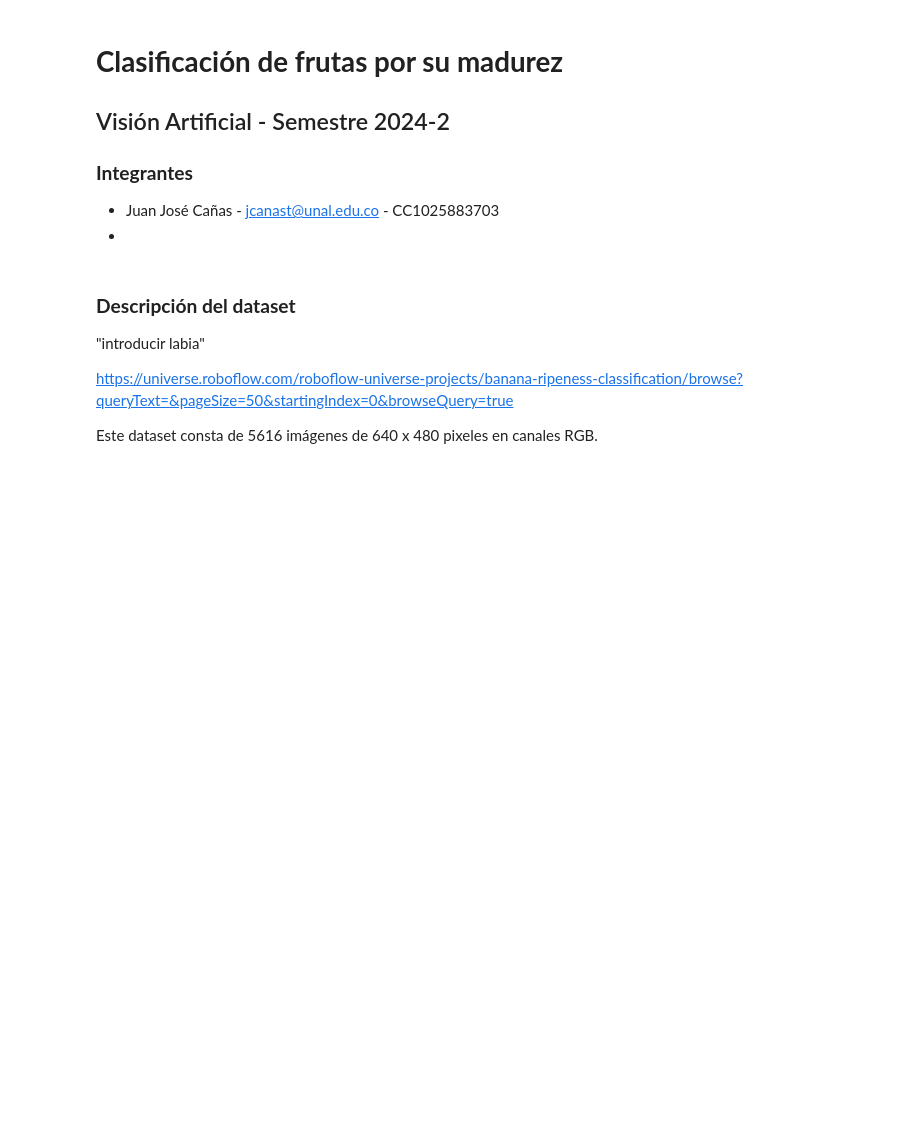
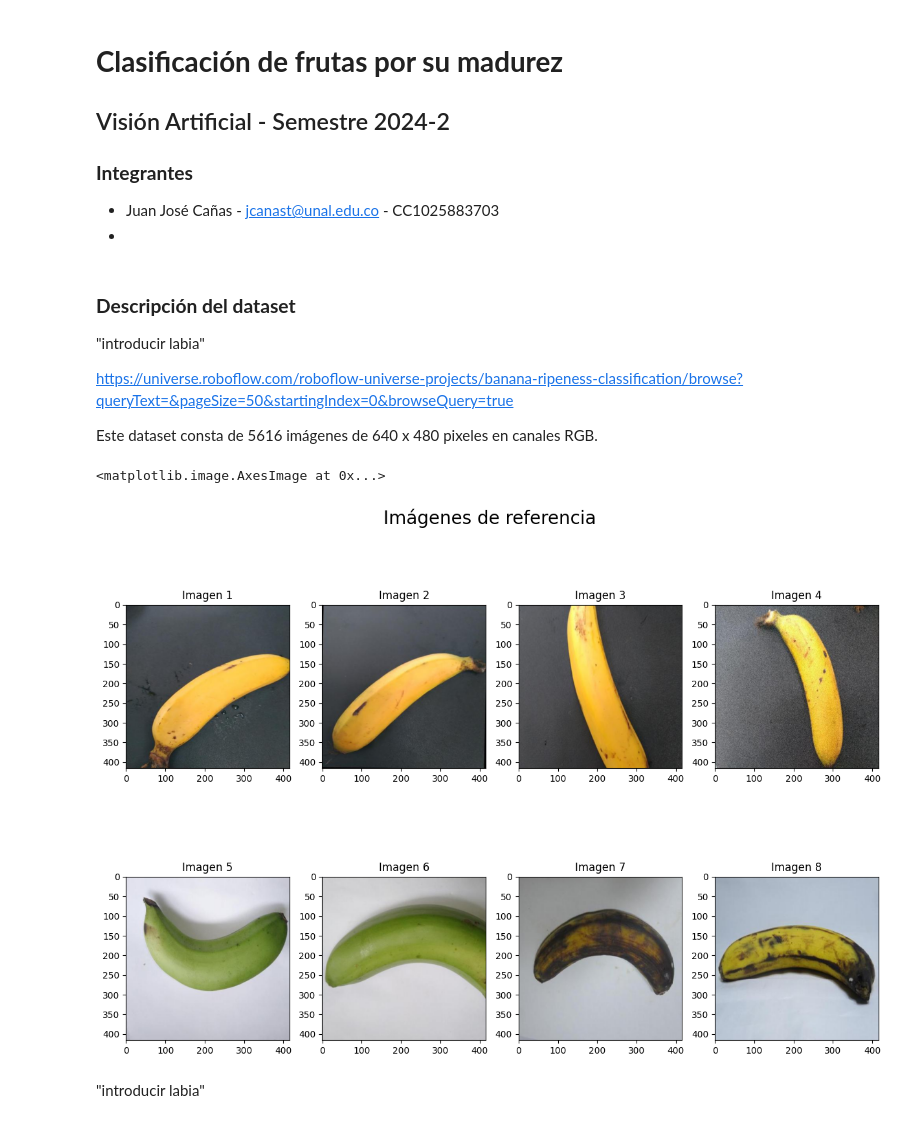
Before and after one commit to Manusm2712/trabajo-VA, a Jupyter notebook: proyecto.ipynb, the cells around one changed output. Cells and saved outputs as stored; diff of their text form; code cells hidden in the pictures; blank space fills up the shorter version.

```diff
--- a/proyecto.ipynb
+++ b/proyecto.ipynb
@@ -26,33 +26,40 @@ from skimage import morphology, measure
 import csv
 import os
 # %%
-#Se cargaran algunas imágenes de la carpeta Positive (con grietas) para mostrar sus diferencias, se deben pasar a RGB para poder visualizarlas correctamente, esto se hace con ayuda de la función COLOR_BGR2RGB de OpenCV
-mue1=cv2.cvtColor(cv2.imread("res/Positive/00001.jpg"),cv2.COLOR_BGR2RGB)
-mue2=cv2.cvtColor(cv2.imread("res/Positive/00049.jpg"),cv2.COLOR_BGR2RGB)
-mue3=cv2.cvtColor(cv2.imread("res/Positive/00089.jpg"),cv2.COLOR_BGR2RGB)
-mue4=cv2.cvtColor(cv2.imread("res/Positive/00146.jpg"),cv2.COLOR_BGR2RGB)
-mue5=cv2.cvtColor(cv2.imread("res/Positive/00889.jpg"),cv2.COLOR_BGR2RGB)
-mue6=cv2.cvtColor(cv2.imread("res/Positive/01102.jpg"),cv2.COLOR_BGR2RGB)
-mue7=cv2.cvtColor(cv2.imread("res/Positive/01094.jpg"),cv2.COLOR_BGR2RGB)
-mue8=cv2.cvtColor(cv2.imread("res/Positive/01564.jpg"),cv2.COLOR_BGR2RGB)
+#Se cargaran algunas imágenes del dataset distintas
+# Se deben pasar a RGB para poder visualizarlas correctamente,
+# Esto se hace con ayuda de la función COLOR_BGR2RGB de OpenCV
+img1=cv2.cvtColor(cv2.imread("img/banana-ad7d5ed0-394a.jpg"),cv2.COLOR_BGR2RGB)
+img2=cv2.cvtColor(cv2.imread("img/banana-c6cef9c7.jpg"),cv2.COLOR_BGR2RGB)
+img3=cv2.cvtColor(cv2.imread("img/banana-de7cc774.jpg"),cv2.COLOR_BGR2RGB)
+img4=cv2.cvtColor(cv2.imread("img/banana-df37cb83.jpg"),cv2.COLOR_BGR2RGB)
+img5=cv2.cvtColor(cv2.imread("img/freshunripe-1e57db85.jpg"),cv2.COLOR_BGR2RGB)
+img6=cv2.cvtColor(cv2.imread("img/freshunripe-69ea7cc6.jpg"),cv2.COLOR_BGR2RGB)
+img7=cv2.cvtColor(cv2.imread("img/mold-e5d7bf46.jpg"),cv2.COLOR_BGR2RGB)
+img8=cv2.cvtColor(cv2.imread("img/mold-e201c6ba.jpg"),cv2.COLOR_BGR2RGB)
 
 #Se crea un arreglo 2 x 4 para mostrar las imágenes
-fig1, arreglo_plots = plt.subplots(2,4, figsize=(15, 15))
+fig1, arreglo_plots = plt.subplots(2,4, figsize=(15, 10))
 fig1.suptitle('Imágenes de referencia', fontsize=20)
 #Se asigna la imagen que va a ir en cada casilla del arreglo
 arreglo_plots[0,0].set_title('Imagen 1')
-arreglo_plots[0,0].imshow(mue1)
+arreglo_plots[0,0].imshow(img1)
 arreglo_plots[0,1].set_title('Imagen 2')
-arreglo_plots[0,1].imshow(mue2)
+arreglo_plots[0,1].imshow(img2)
 arreglo_plots[0,2].set_title('Imagen 3')
-arreglo_plots[0,2].imshow(mue3)
+arreglo_plots[0,2].imshow(img3)
 arreglo_plots[0,3].set_title('Imagen 4')
-arreglo_plots[0,3].imshow(mue4)
+arreglo_plots[0,3].imshow(img4)
 arreglo_plots[1,0].set_title('Imagen 5')
-arreglo_plots[1,0].imshow(mue5)
+arreglo_plots[1,0].imshow(img5)
 arreglo_plots[1,1].set_title('Imagen 6')
-arreglo_plots[1,1].imshow(mue6)
+arreglo_plots[1,1].imshow(img6)
 arreglo_plots[1,2].set_title('Imagen 7')
-arreglo_plots[1,2].imshow(mue7)
+arreglo_plots[1,2].imshow(img7)
 arreglo_plots[1,3].set_title('Imagen 8')
-arreglo_plots[1,3].imshow(mue8)
+arreglo_plots[1,3].imshow(img8)
+# %% [output]
+<matplotlib.image.AxesImage at 0x...>
+[figure, added]
+# %% [markdown]
+"introducir labia"
```
